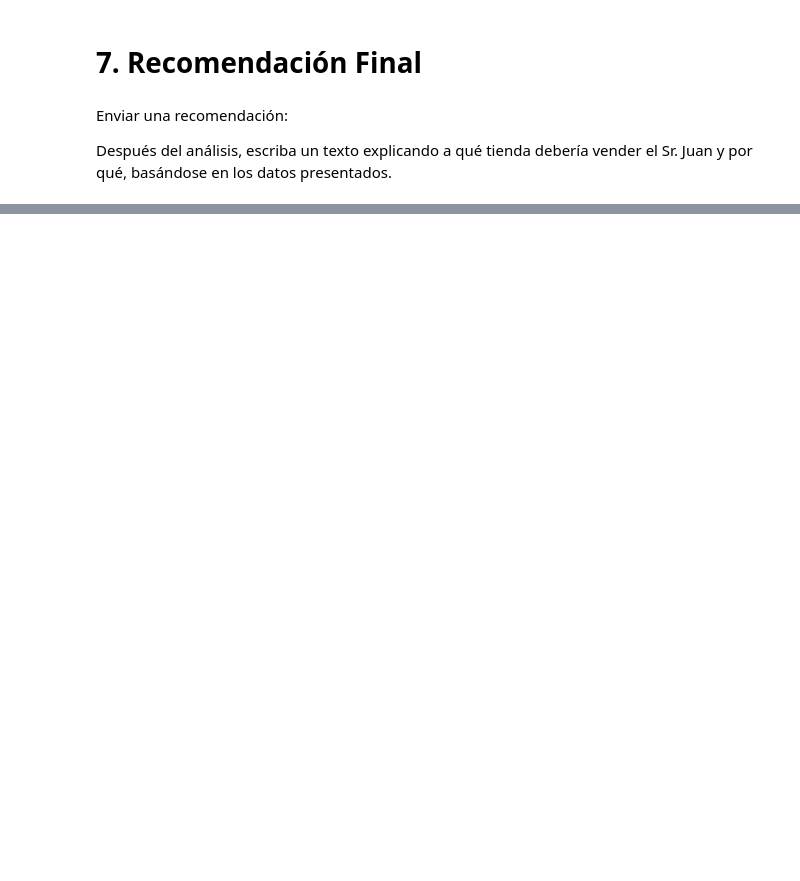
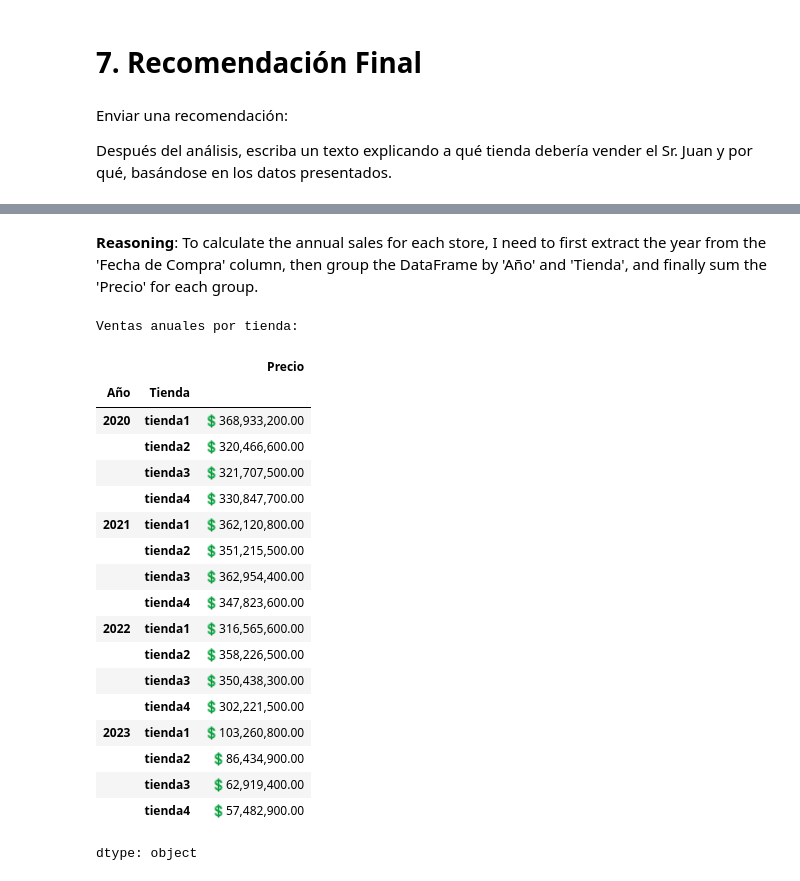
Before and after one commit to Harold-dev-code/Primer_Challenge_DataScience_Alura_Store, a Jupyter notebook: Primer_Challenge_DataScience_AluraStore.ipynb, the cells around one changed output, grey strips where cells are left out. Saved outputs shown, nothing was run; the diff lists cells and outputs as text; code cells hidden in the pictures; blank space fills up the shorter version.

```diff
--- a/Primer_Challenge_DataScience_AluraStore.ipynb
+++ b/Primer_Challenge_DataScience_AluraStore.ipynb
@@ -726,0 +762,30 @@ Después del análisis, escriba un texto explicando a qué tienda debería vende
+# %% [markdown]
+**Reasoning**:
+To calculate the annual sales for each store, I need to first extract the year from the 'Fecha de Compra' column, then group the DataFrame by 'Año' and 'Tienda', and finally sum the 'Precio' for each group.
+# %%
+df_tiendas_completo['Año'] = df_tiendas_completo['Fecha de Compra'].dt.year
+ventas_anuales_por_tienda = df_tiendas_completo.groupby(['Año', 'Tienda'])['Precio'].sum()
+
+print("Ventas anuales por tienda:\n")
+display(ventas_anuales_por_tienda.map(lambda x: f'💲{x:,.2f}'))
+# %% [output]
+Ventas anuales por tienda:
+|  |  | Precio |
+| Año | Tienda |  |
+| 2020 | tienda1 | 💲368,933,200.00 |
+|  | tienda2 | 💲320,466,600.00 |
+|  | tienda3 | 💲321,707,500.00 |
+|  | tienda4 | 💲330,847,700.00 |
+| 2021 | tienda1 | 💲362,120,800.00 |
+|  | tienda2 | 💲351,215,500.00 |
+|  | tienda3 | 💲362,954,400.00 |
+|  | tienda4 | 💲347,823,600.00 |
+| 2022 | tienda1 | 💲316,565,600.00 |
+|  | tienda2 | 💲358,226,500.00 |
+|  | tienda3 | 💲350,438,300.00 |
+|  | tienda4 | 💲302,221,500.00 |
+| 2023 | tienda1 | 💲103,260,800.00 |
+|  | tienda2 | 💲86,434,900.00 |
+|  | tienda3 | 💲62,919,400.00 |
+|  | tienda4 | 💲57,482,900.00 |
+dtype: object
```
Also changed, not shown: parts of 22 cells of this notebook.
